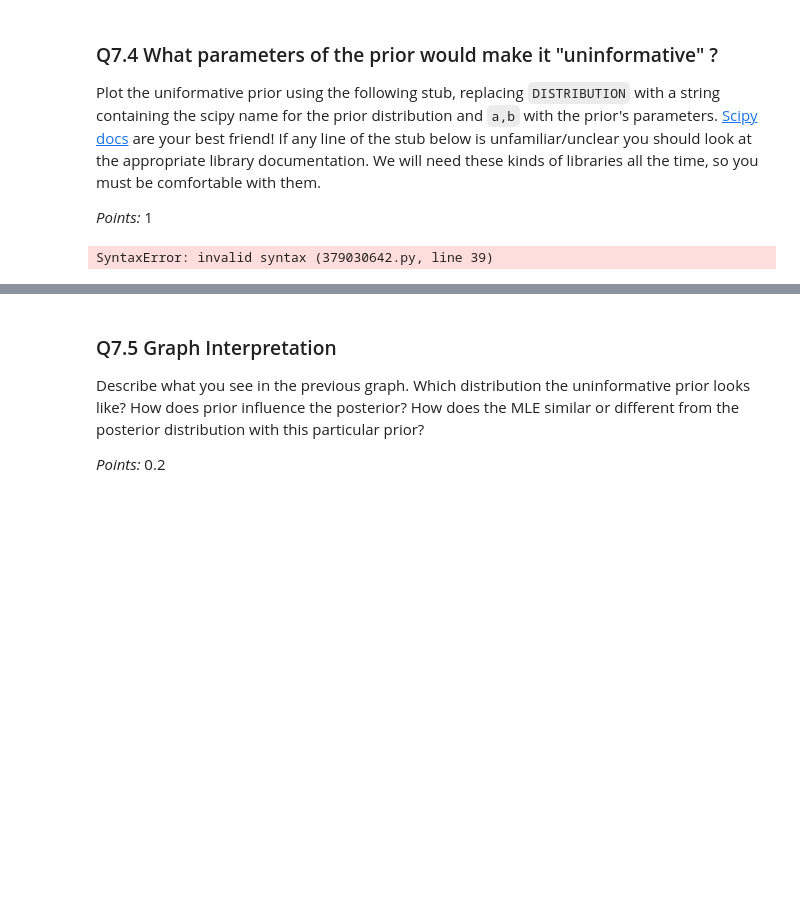
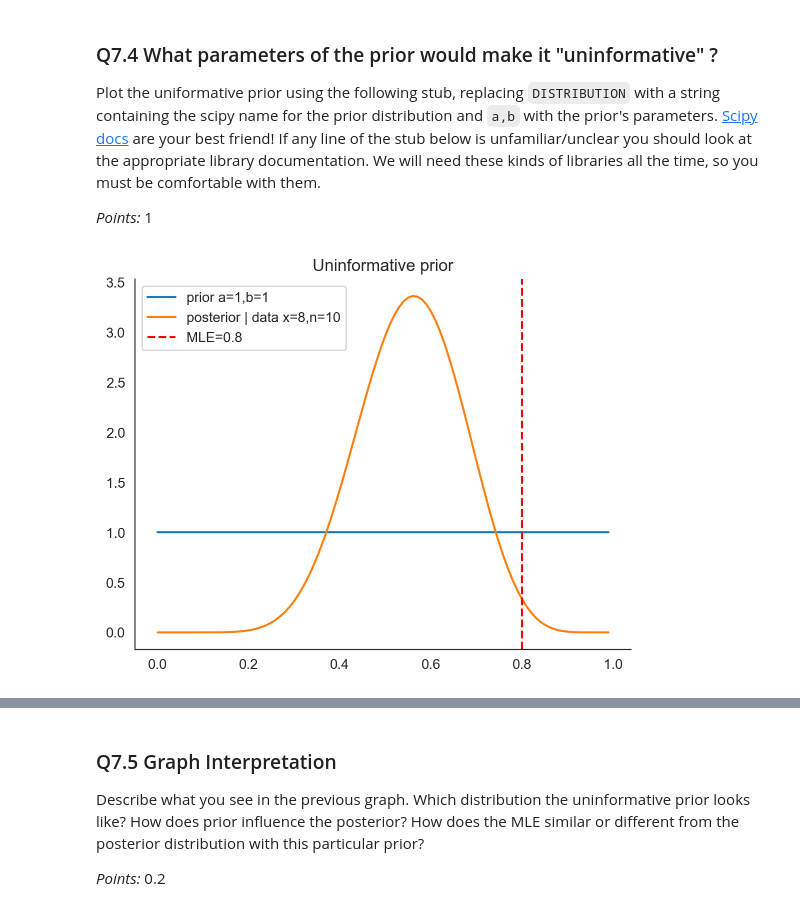
Before and after one commit to holliwood8/Assignments_WI24, a Jupyter notebook: A1/A1 copy.ipynb, the cells around one changed output, grey strips where cells are left out. Cells and saved outputs as stored; diff of their text form; code cells hidden in the pictures; blank space fills up the shorter version.

```diff
--- a/A1/A1 copy.ipynb
+++ b/A1/A1 copy.ipynb
@@ -425,44 +424,45 @@ def calc_pdf(xvs, a, b):
 
     Return: a list of pdf that has the same length as x_axis
     """
-    for val in xvs:
+    pdfs = [eval(DISTRIBUTION).pdf(val, a, b) for val in xvs]
+    return pdfs
 
 
 # likelihood parameters from the data
 n = 10
 x = 8
 
-# put your MLE solution from Q7.5 here
+# put your MLE solution from Q6.5 here
 mle = 0.8
 
 
 def plot_74():
     # for each y_values, use `calc_pdf` to map the x-axis to the y
     plt.plot(
         xvs,
-        ...
+        calc_pdf(xvs, a, b),
         label=f'prior a={a},b={b}'
     )
 
     plt.plot(
         xvs,
-        ...
+        calc_pdf (xvs, a=n, b=x),
         label=f'posterior | data x={x},n={n}'
     )
 
     plt.axvline(
         mle,
         linestyle="--",
         color='r',
         label=f'MLE={mle}'
     )
 
     sns.despine()
     plt.legend(loc='upper left');
     plt.title('Uninformative prior');
 
 plot_74()
 # %% [output]
-SyntaxError: invalid syntax (379030642.py, line 39)
+[figure, added]
 # %%
 grader.check("74_bayesian_est")
```
Also changed, not shown: parts of 25 cells of this notebook, 1 other file.
